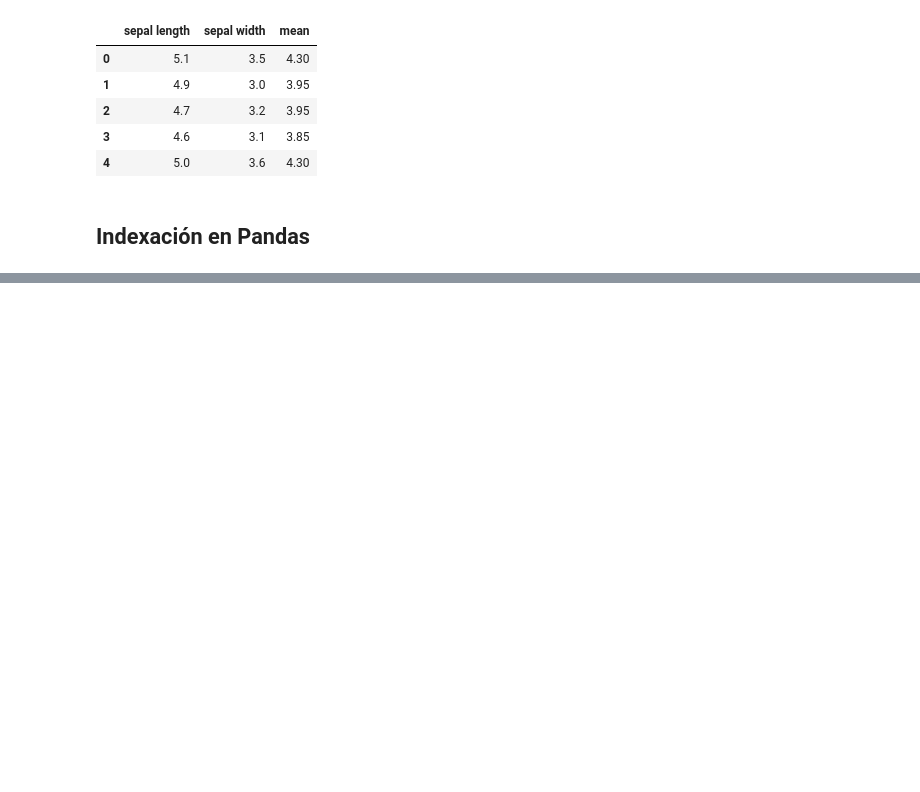
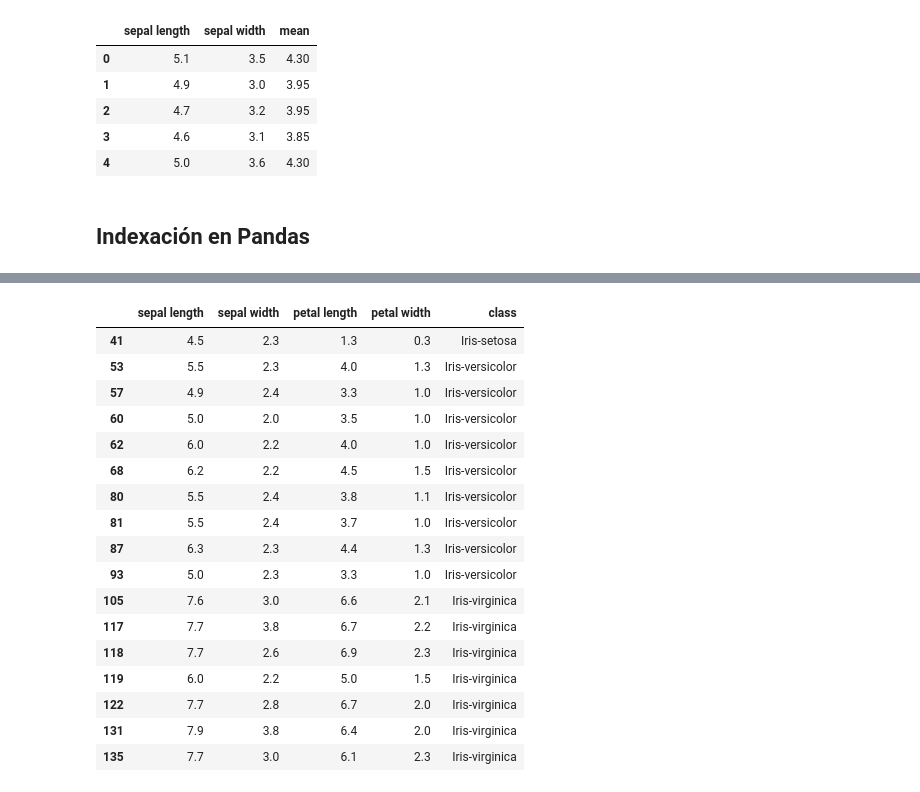
Before and after one commit to angelbujalance/Formacion-Pandas, a Jupyter notebook: formacion_pandas_acc-song.ipynb, the cells around one changed output, grey strips where cells are left out. Saved outputs shown, nothing was run; the diff lists cells and outputs as text; code cells hidden in the pictures; blank space fills up the shorter version.

```diff
--- a/formacion_pandas_acc-song.ipynb
+++ b/formacion_pandas_acc-song.ipynb
@@ -273,0 +427,21 @@ See the caveats in the documentation: https://pandas.pydata.org/pandas-docs/stab
+# %%
+iris.loc[(iris['sepal width'] < 2.5) | (iris['sepal length'] > 7.5)]
+# %% [output]
+|  | sepal length | sepal width | petal length | petal width | class |
+| 41 | 4.5 | 2.3 | 1.3 | 0.3 | Iris-setosa |
+| 53 | 5.5 | 2.3 | 4.0 | 1.3 | Iris-versicolor |
+| 57 | 4.9 | 2.4 | 3.3 | 1.0 | Iris-versicolor |
+| 60 | 5.0 | 2.0 | 3.5 | 1.0 | Iris-versicolor |
+| 62 | 6.0 | 2.2 | 4.0 | 1.0 | Iris-versicolor |
+| 68 | 6.2 | 2.2 | 4.5 | 1.5 | Iris-versicolor |
+| 80 | 5.5 | 2.4 | 3.8 | 1.1 | Iris-versicolor |
+| 81 | 5.5 | 2.4 | 3.7 | 1.0 | Iris-versicolor |
+| 87 | 6.3 | 2.3 | 4.4 | 1.3 | Iris-versicolor |
+| 93 | 5.0 | 2.3 | 3.3 | 1.0 | Iris-versicolor |
+| 105 | 7.6 | 3.0 | 6.6 | 2.1 | Iris-virginica |
+| 117 | 7.7 | 3.8 | 6.7 | 2.2 | Iris-virginica |
+| 118 | 7.7 | 2.6 | 6.9 | 2.3 | Iris-virginica |
+| 119 | 6.0 | 2.2 | 5.0 | 1.5 | Iris-virginica |
+| 122 | 7.7 | 2.8 | 6.7 | 2.0 | Iris-virginica |
+| 131 | 7.9 | 3.8 | 6.4 | 2.0 | Iris-virginica |
+| 135 | 7.7 | 3.0 | 6.1 | 2.3 | Iris-virginica |
```
Also changed, not shown: parts of 18 cells of this notebook.
